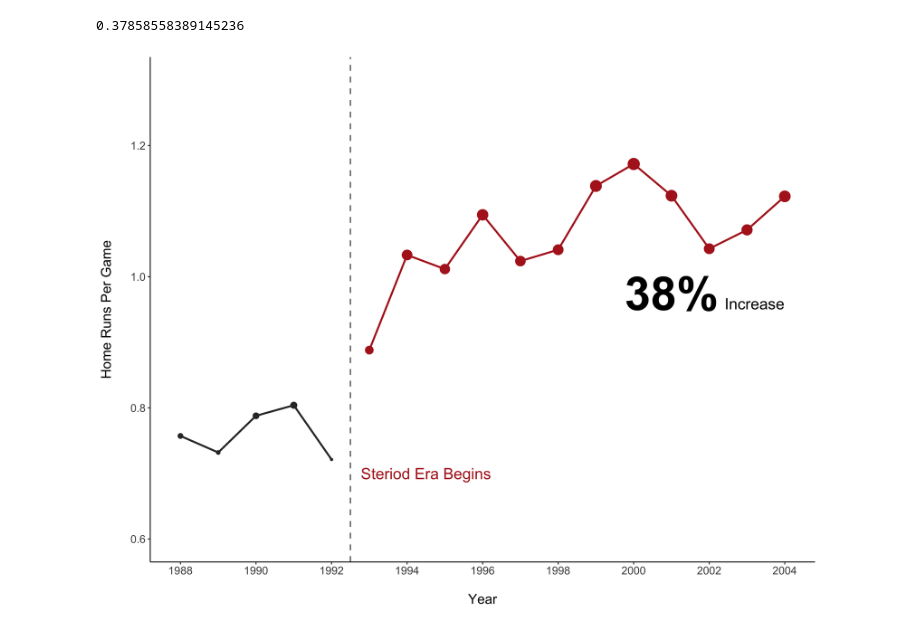
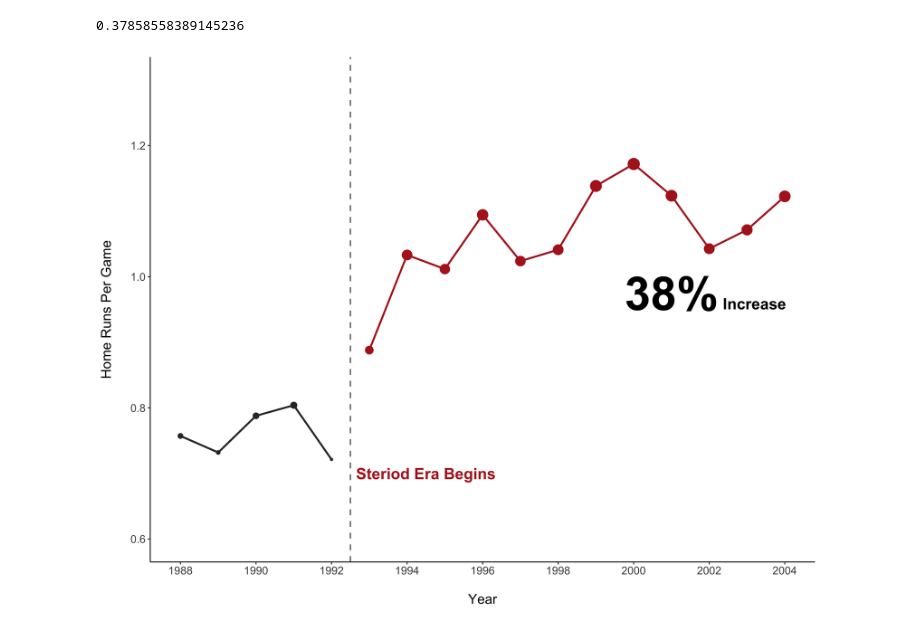
Before and after one commit to alan-flint/MLB-Visualization, a Jupyter notebook: code/baseball_eras.ipynb, the cells around one changed output. Cells and saved outputs as stored; diff of their text form; code cells hidden in the pictures.

Commit message:
graphs and revenue csv

```diff
--- a/code/baseball_eras.ipynb
+++ b/code/baseball_eras.ipynb
@@ -42,24 +72,24 @@ era.groupby('steroidFlag').agg('mean')[['hr_G']]
 # %%
 %%R -w 11 -h 8.5 --units in -r 400
 
 ggplot() +
     geom_point(aes(x = yearID, y = hr_G, color = steroidFlag, size = hr_G), data = era) +
     geom_line(aes(x = yearID, y = hr_G, color = steroidFlag), size = 1,  data = era) +
     geom_vline(aes(xintercept = 1992.5), linetype = 2, alpha = 0.6, size = 0.75) +
     annotate("text", x = 1994.5, y = 0.7, size = 6, color = 'firebrick',
-                label = "Steriod Era Begins") +
+                label = "Steriod Era Begins", fontface = 'bold') +
     annotate("text", x = 2001, y = 0.975, size = 18, color = 'black',
                 label = "38%", fontface = 'bold') +
-    annotate("text", x = 2003.2, y = 0.959, size = 6,label = "Increase") +
+    annotate("text", x = 2003.2, y = 0.959, size = 6,label = "Increase", fontface = 'bold') +
     scale_color_manual(values = c('gray20', 'firebrick')) +
     scale_x_continuous(limits = c(1988, 2004), breaks = seq(1988, 2004, by = 2)) +
     scale_y_continuous(limit = c(0.6, 1.3), breaks = seq(0.6, 1.3, by = 0.2)) +
     xlab('\nYear') +
     ylab('Home Runs Per Game\n') +
     theme_classic() +
     guides(color = F, size = F) +
     theme(text = element_text(size = 15))
 # %% [output]
-[figure, old version]
+[figure, new version]
 # %%
 %R ggsave('../images/era.pdf', units = 'in', width = 11, height = 8.5, dpi = 400)
```
Also changed, not shown: parts of 2 cells of this notebook, 4 other files.
